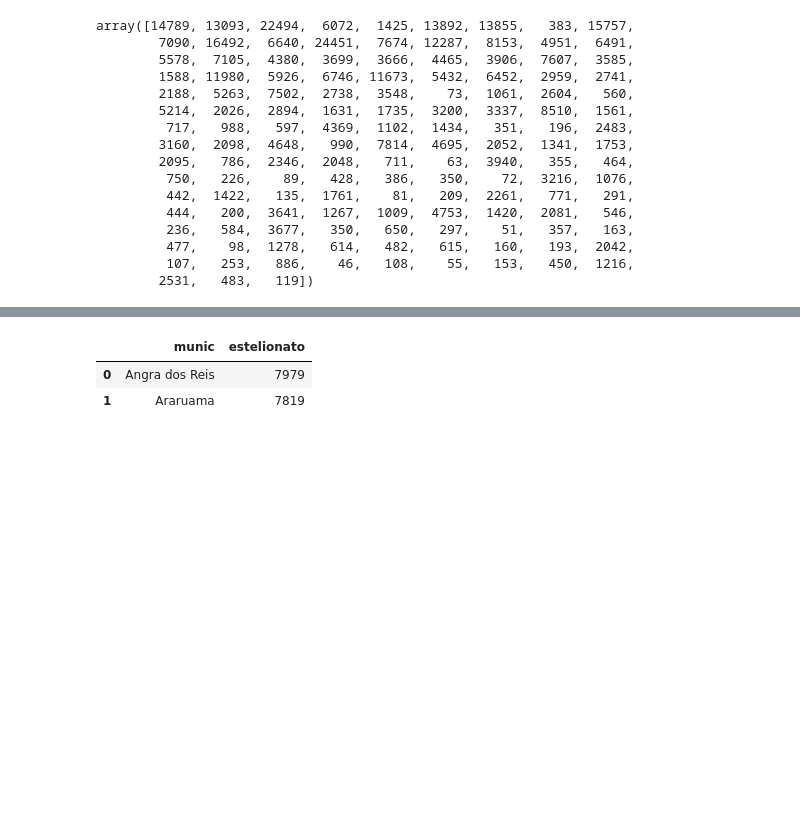
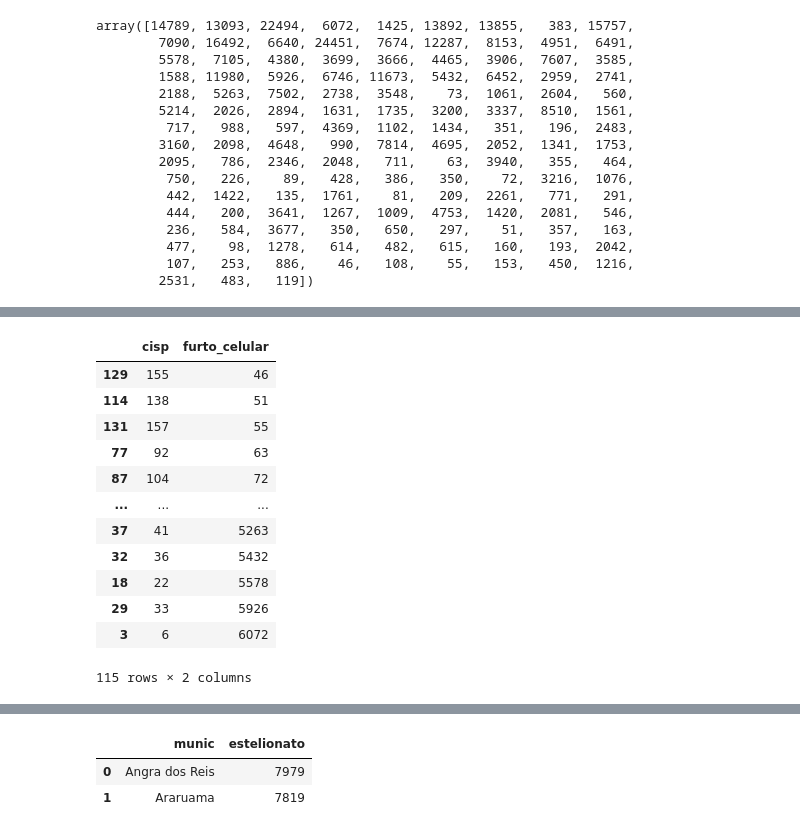
Before and after one commit to pjunior77/Repo_Senac_BigData, a Jupyter notebook: Aula13_DesafioAnalitico.ipynb, the cells around one changed output, grey strips where cells are left out. Cells and saved outputs as stored; diff of their text form; code cells hidden in the pictures; blank space fills up the shorter version.

```diff
--- a/Aula13_DesafioAnalitico.ipynb
+++ b/Aula13_DesafioAnalitico.ipynb
@@ -57,10 +57,18 @@ medianaFurto = np.median(array_FurtoCel_PorDelegacia)
 q1Furto = np.percentile(array_FurtoCel_PorDelegacia, 25)
 q2Furto = np.percentile(array_FurtoCel_PorDelegacia, 50)
 q3Furto = np.percentile(array_FurtoCel_PorDelegacia, 75)
+distancia = (mediaFurto - medianaFurto) / medianaFurto
+iqrFurto = q3Furto - q1Furto
+limiteSuperiorFurto = q3Furto + (1.5 * iqrFurto)
+limiteInferiorFurto = q1Furto + (1.5 * iqrFurto)
 
-print(f'Média   = {mediaFurto:.2f}')
-print(f'Mediana = {medianaFurto:.2f}')
-print(f'Q1      = {q1Furto:.2f}')
-print(f'Q2      = {q2Furto:.2f}')
-print(f'Q3      = {q3Furto:.2f}')
+print(f'Média     = {mediaFurto:.2f}')
+print(f'Mediana   = {medianaFurto:.2f}')
+print(f'Q1        = {q1Furto:.2f}')
+print(f'Q2        = {q2Furto:.2f}')
+print(f'Q3        = {q3Furto:.2f}')
+print(f'Distância = {distancia:.2f}')             #Em número inteiro
+print(f'Distância = {distancia * 100:.2f}')       #Em percentual
+print(f'LimSup.   = {limiteSuperiorFurto:.2f}')
+print(f'LimInf.   = {limiteInferiorFurto:.2f}')
 # %% [output]
@@ -94,3 +106,21 @@ delegacias_menorQ1
+# %%
+#Delegacias que representam os OUTLIERS com MENOR número de furtos
+delegacias_MenorOutlier = df_FurtoCel_PorDelegacia.loc[df_FurtoCel_PorDelegacia["furto_celular"] <= limiteInferiorFurto]
+delegacias_MenorOutlier.sort_values(by="furto_celular")
+# %% [output]
+|  | cisp | furto_celular |
+| 129 | 155 | 46 |
+| 114 | 138 | 51 |
+| 131 | 157 | 55 |
+| 77 | 92 | 63 |
+| 87 | 104 | 72 |
+| ... | ... | ... |
+| 37 | 41 | 5263 |
+| 32 | 36 | 5432 |
+| 18 | 22 | 5578 |
+| 29 | 33 | 5926 |
+| 3 | 6 | 6072 |
+115 rows × 2 columns
 # %%
 #Delegacias que representam os 25% com maior número de furtos (terceiro quartil)
 delegacias_maiorQ3 = df_FurtoCel_PorDelegacia.loc[df_FurtoCel_PorDelegacia["furto_celular"] >= q3Furto]
```
Also changed, not shown: parts of 5 cells of this notebook, 5 other files.
